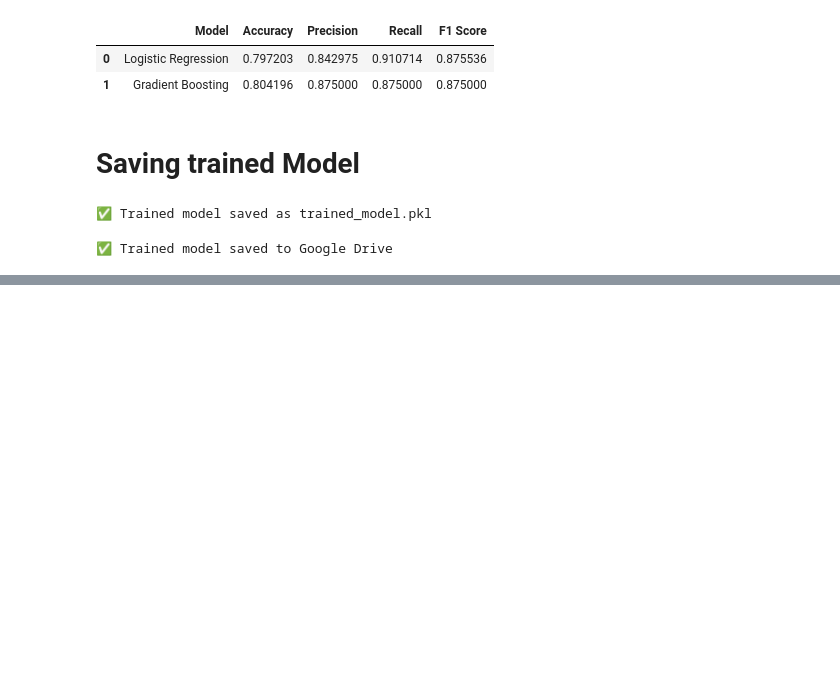
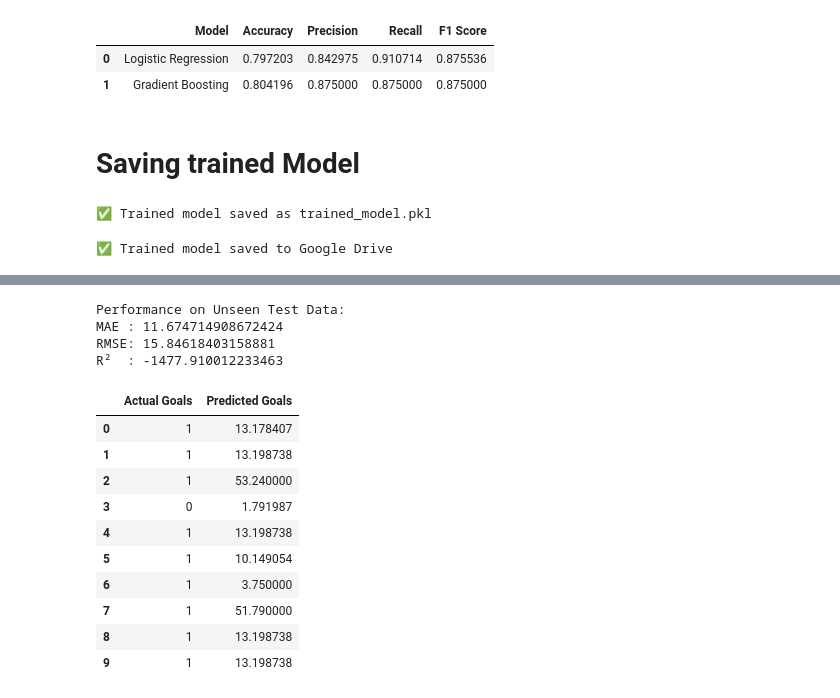
Before and after one commit to springboardmentor1979b-cmyk/ScoreSight---Predicting-EPL-Points-Tally-Top-Scorer, a Jupyter notebook: Janhavi_EPLPREDICTION.ipynb, the cells around one changed output, grey strips where cells are left out. Cells and saved outputs as stored; diff of their text form; code cells hidden in the pictures; blank space fills up the shorter version.

```diff
--- a/Janhavi_EPLPREDICTION.ipynb
+++ b/Janhavi_EPLPREDICTION.ipynb
@@ -1171,0 +1191,40 @@ with open("/content/drive/MyDrive/trained_model.pkl", "rb") as file:
+# %%
+#Evaluate the performance on unseen data
+from sklearn.metrics import mean_absolute_error, mean_squared_error, r2_score
+import numpy as np
+
+mae = mean_absolute_error(y_test, y_test_pred)
+rmse = np.sqrt(mean_squared_error(y_test, y_test_pred))
+r2 = r2_score(y_test, y_test_pred)
+
+print("Performance on Unseen Test Data:")
+print("MAE :", mae)
+print("RMSE:", rmse)
+print("R²  :", r2)
+# %% [output]
+Performance on Unseen Test Data:
+MAE : 11.674714908672424
+RMSE: 15.84618403158881
+R²  : -1477.910012233463
+# %%
+import pandas as pd
+
+comparison_df = pd.DataFrame({
+    "Actual Goals": y_test.values,
+    "Predicted Goals": y_test_pred
+})
+
+# Display first 10 rows
+comparison_df.head(10)
+# %% [output]
+|  | Actual Goals | Predicted Goals |
+| 0 | 1 | 13.178407 |
+| 1 | 1 | 13.198738 |
+| 2 | 1 | 53.240000 |
+| 3 | 0 | 1.791987 |
+| 4 | 1 | 13.198738 |
+| 5 | 1 | 10.149054 |
+| 6 | 1 | 3.750000 |
+| 7 | 1 | 51.790000 |
+| 8 | 1 | 13.198738 |
+| 9 | 1 | 13.198738 |
```
Also changed, not shown: parts of 18 cells of this notebook.
